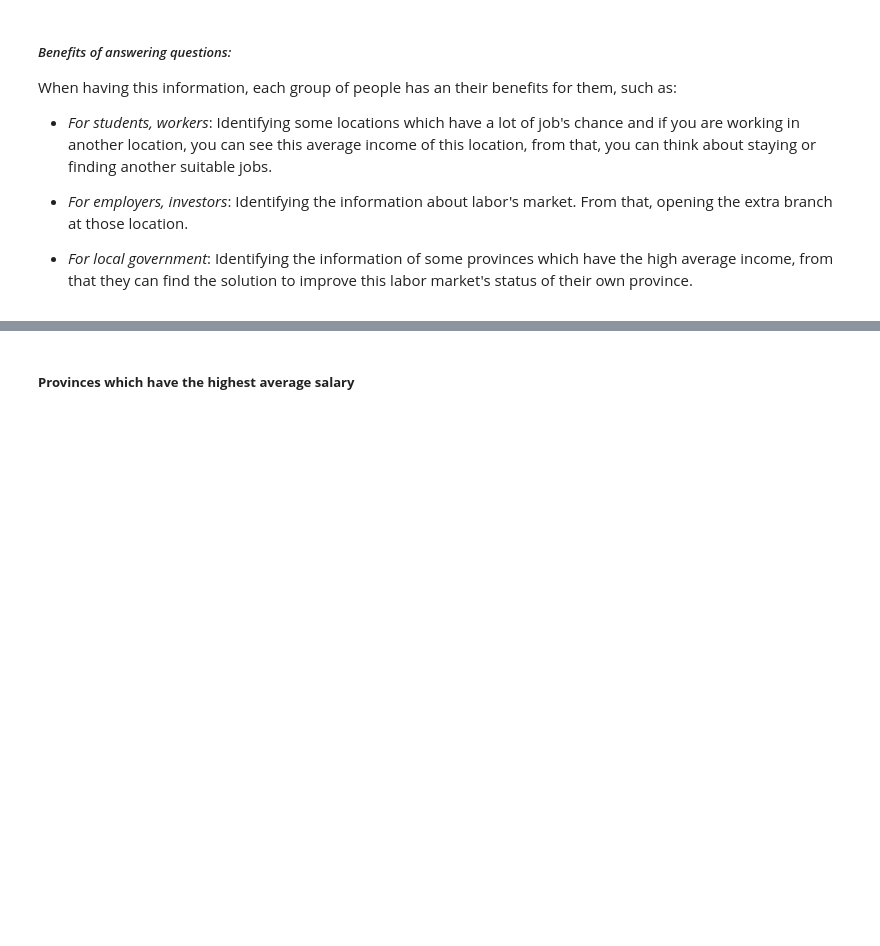
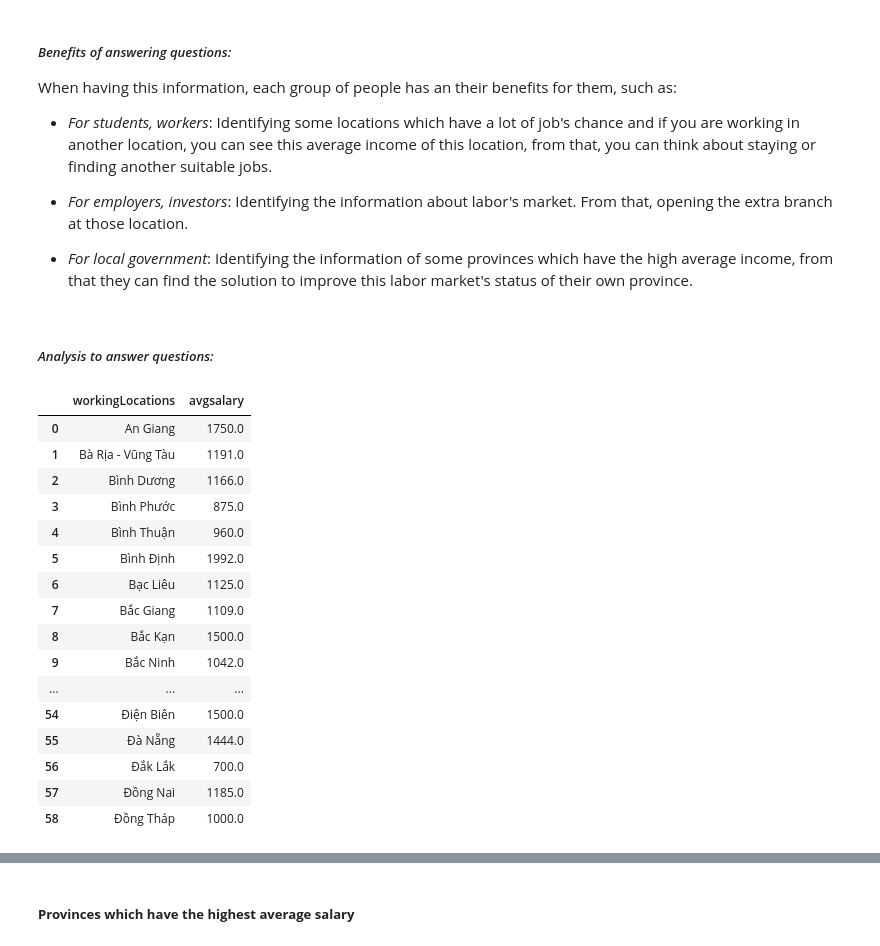
Before and after one commit to HThinhN/Project.VietNamJobs, a Jupyter notebook: P4_Data_Visualizing.ipynb, the cells around one changed output, grey strips where cells are left out. Cells and saved outputs as stored; diff of their text form; code cells hidden in the pictures; blank space fills up the shorter version.

```diff
--- a/P4_Data_Visualizing.ipynb
+++ b/P4_Data_Visualizing.ipynb
@@ -390,6 +395,8 @@ When having this information, each group of people has an their benefits for the
 + *For employers, investors*: Identifying the information about labor's market. From that, opening the extra branch at those location.
 
 + *For local government*: Identifying the information of some provinces which have the high average income, from that they can find the solution to improve this labor market's status of their own province.
+# %% [markdown]
+##### *Analysis to answer questions:*
 # %%
 df[df['isSalaryVisible'] == True]['isSalaryVisible'].count()
 # Because a lot of value of salary are "Thương lượng", so we will only
@@ -408,0 +411,22 @@ locations_df = pd.concat([locations_jobs, avg_salary['avgsalary']], axis=1)
+# %%
+avg_salary = round(locations_salary_df.groupby('workingLocations')['salary'].mean().reset_index())
+avg_salary = avg_salary.rename(columns = {'salary': 'avgsalary'})
+avg_salary
+# %% [output]
+|  | workingLocations | avgsalary |
+| 0 | An Giang | 1750.0 |
+| 1 | Bà Rịa - Vũng Tàu | 1191.0 |
+| 2 | Bình Dương | 1166.0 |
+| 3 | Bình Phước | 875.0 |
+| 4 | Bình Thuận | 960.0 |
+| 5 | Bình Định | 1992.0 |
+| 6 | Bạc Liêu | 1125.0 |
+| 7 | Bắc Giang | 1109.0 |
+| 8 | Bắc Kạn | 1500.0 |
+| 9 | Bắc Ninh | 1042.0 |
+| ... | ... | ... |
+| 54 | Điện Biên | 1500.0 |
+| 55 | Đà Nẵng | 1444.0 |
+| 56 | Đắk Lắk | 700.0 |
+| 57 | Đồng Nai | 1185.0 |
+| 58 | Đồng Tháp | 1000.0 |
```
Also changed, not shown: parts of 22 cells of this notebook, 2 other files.
